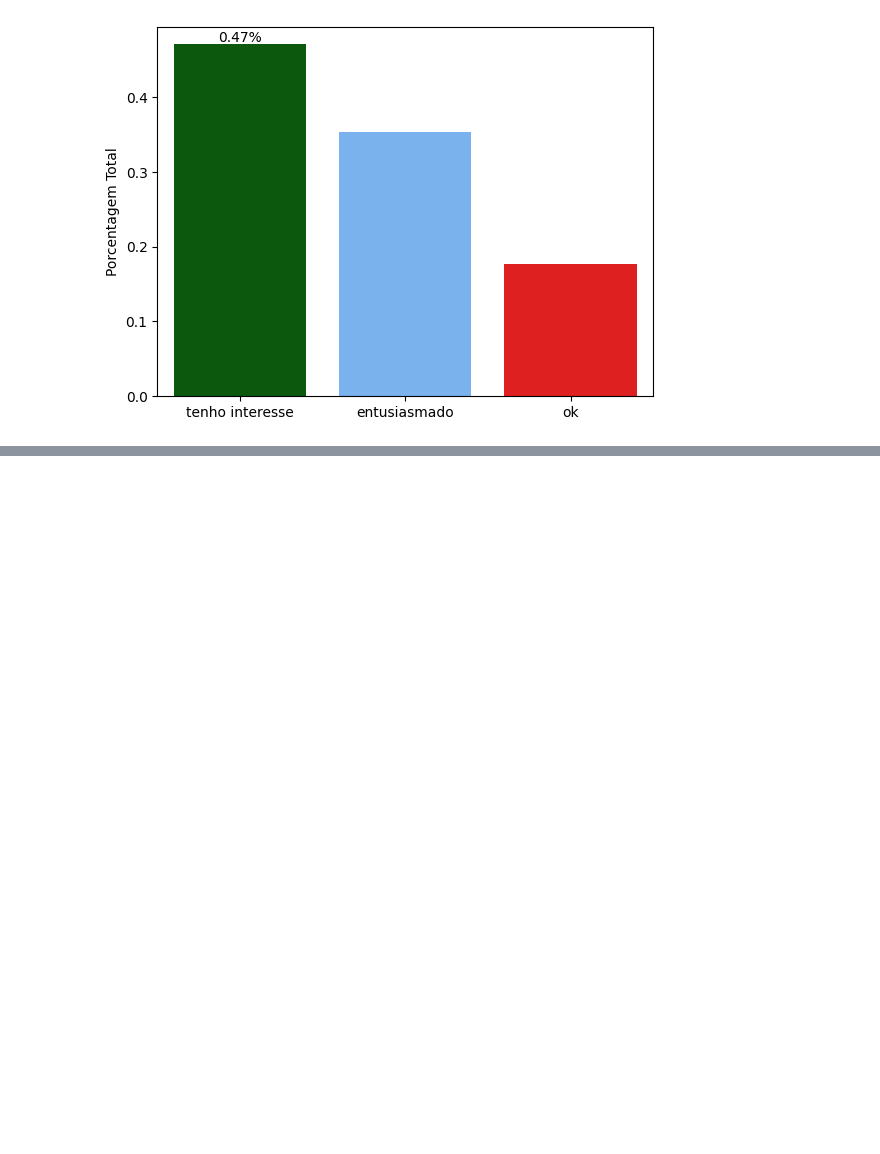
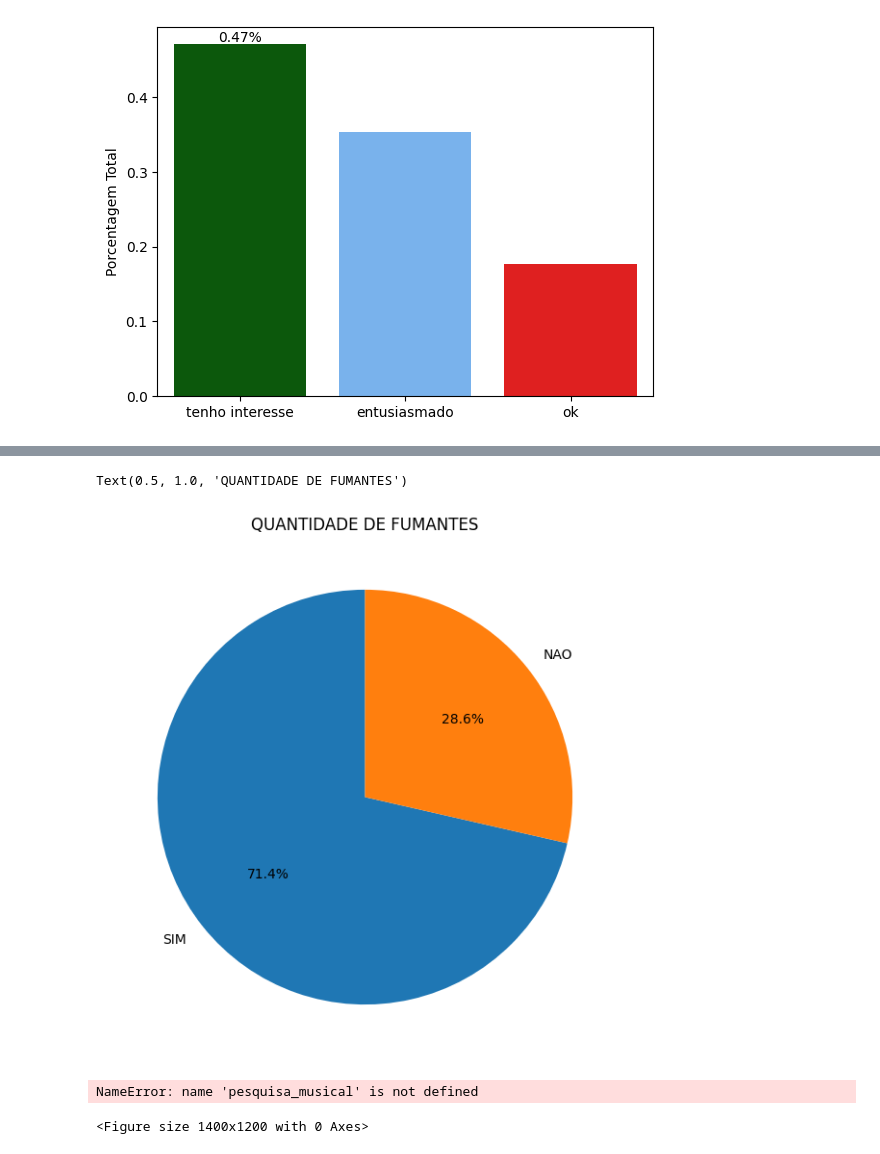
Before and after one commit to victorhphugo/semanaeda, a Jupyter notebook: aula1/aula1.ipynb, the cells around one changed output, grey strips where cells are left out. Drawn from its saved outputs; the diff is of its cells as text; code cells hidden in the pictures; blank space fills up the shorter version.

```diff
--- a/aula1/aula1.ipynb
+++ b/aula1/aula1.ipynb
@@ -528,0 +557,28 @@ Passing `palette` without assigning `hue` is deprecated and will be removed in v
+# %%
+import matplotlib.pyplot as plt
+labels = ['SIM','NAO']
+quantidades = [50,20]
+
+plt.figure(figsize=(7,7))
+plt.pie(quantidades,labels=labels,autopct='%1.1f%%',startangle=90)
+
+plt.title('QUANTIDADE DE FUMANTES')
+# %% [output]
+Text(0.5, 1.0, 'QUANTIDADE DE FUMANTES')
+[figure, added]
+# %%
+# Cria um histograma para cada estilo musical
+plt.figure(figsize=(14, 12))
+
+for i, column in enumerate(pesquisa_musical.columns, 1):
+    plt.subplot(3, 3, i)  # Ajusta o layout para vários subgráficos
+    sns.histplot(pesquisa_musical[column], bins=5, kde=True, color='skyblue')
+    plt.title(f'Estilo: {column}')
+    plt.xlabel('Nota')
+    plt.ylabel('Frequência')
+
+plt.tight_layout()
+plt.show()
+# %% [output]
+NameError: name 'pesquisa_musical' is not defined
+<Figure size 1400x1200 with 0 Axes>
```
Also changed, not shown: parts of 5 cells of this notebook, 4 other files.
